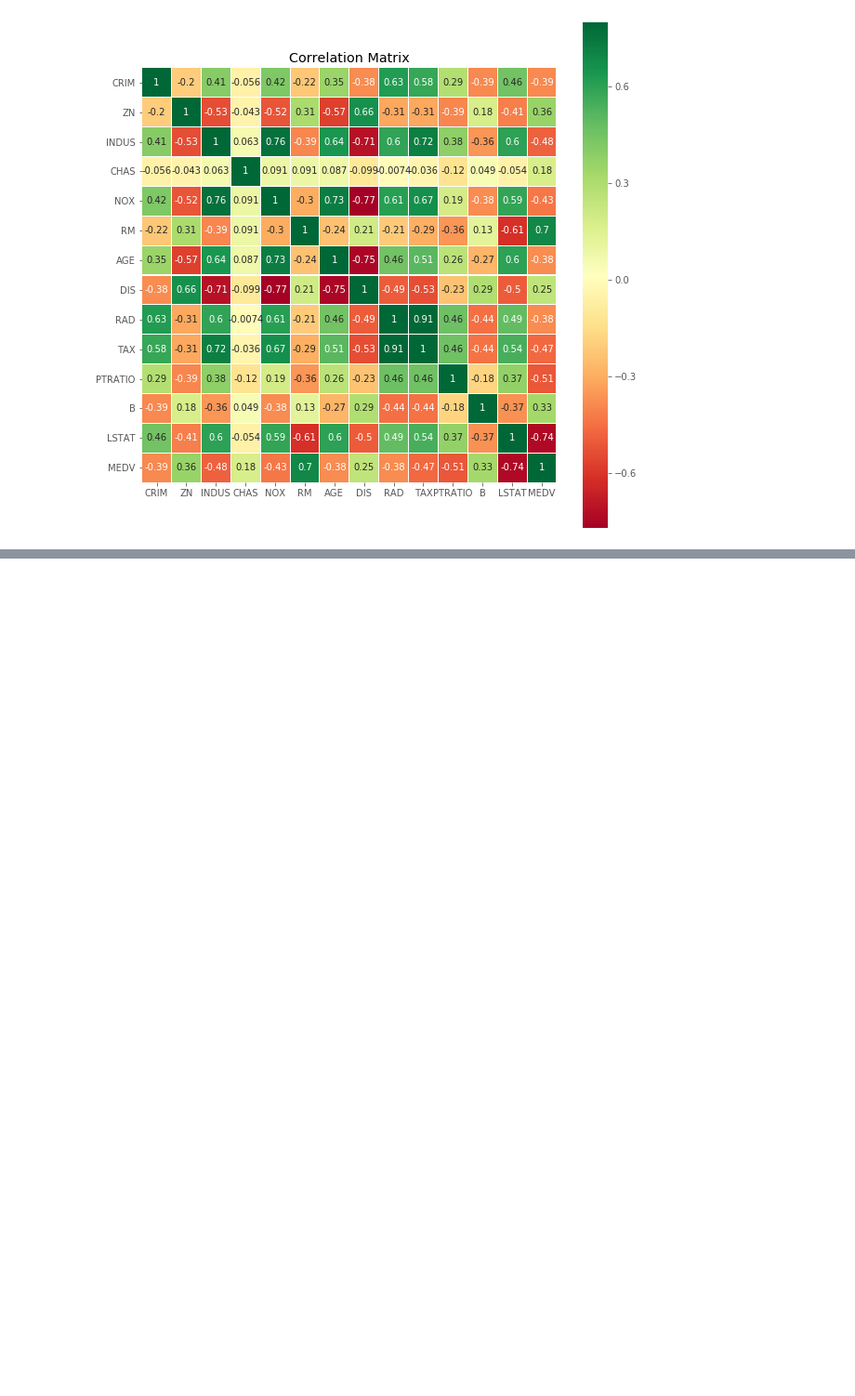
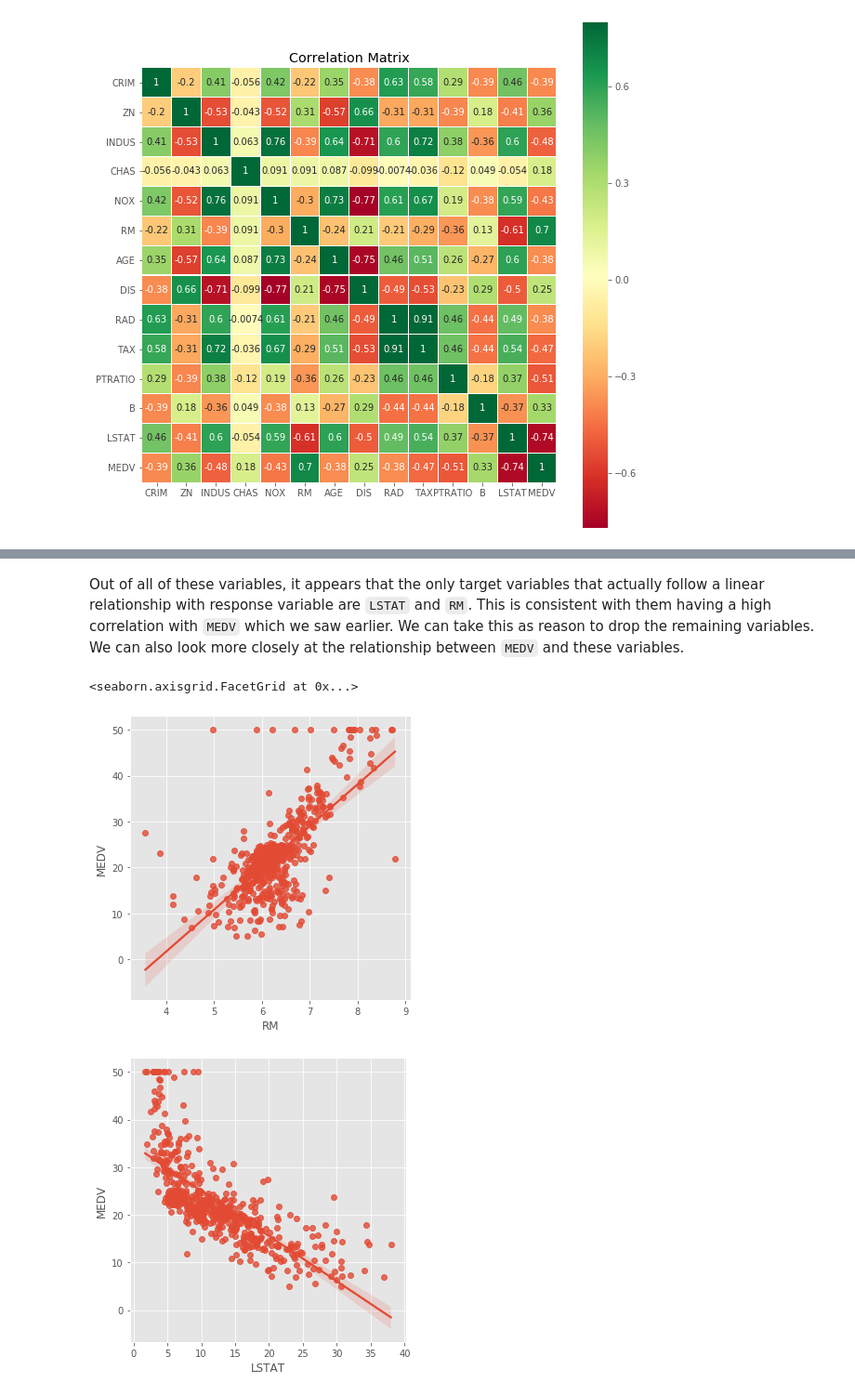
Before and after one commit to jstevenr/housing-price-regression, a Jupyter notebook: Boston_Housing.ipynb, the cells around one changed output, grey strips where cells are left out. Shown: that part at 93% size. Saved outputs shown, nothing was run; the diff lists cells and outputs as text; code cells hidden in the pictures; blank space fills up the shorter version.

Commit message:
Add files via upload
Updates both to code and also added the first explanation parts.

```diff
--- a/Boston_Housing.ipynb
+++ b/Boston_Housing.ipynb
@@ -218,0 +154,9 @@ predictions_RF = fit_model(regr_RF, X_train, y_train, y_test)
+# %% [markdown]
+Out of all of these variables, it appears that the only target variables that actually follow a linear relationship with response variable are `LSTAT` and `RM`. This is consistent with them having a high correlation with `MEDV` which we saw earlier. We can take this as reason to drop the remaining variables. We can also look more closely at the relationship between `MEDV` and these variables.
+# %%
+sns.lmplot(x = "RM", y = "MEDV", data = df, order = 1, truncate = True)
+sns.lmplot(x = "LSTAT", y = "MEDV", data = df, order = 1, truncate = True)
+# %% [output]
+<seaborn.axisgrid.FacetGrid at 0x...>
+[figure, added]
+[figure, added]
```
Also changed, not shown: parts of 46 cells of this notebook.
